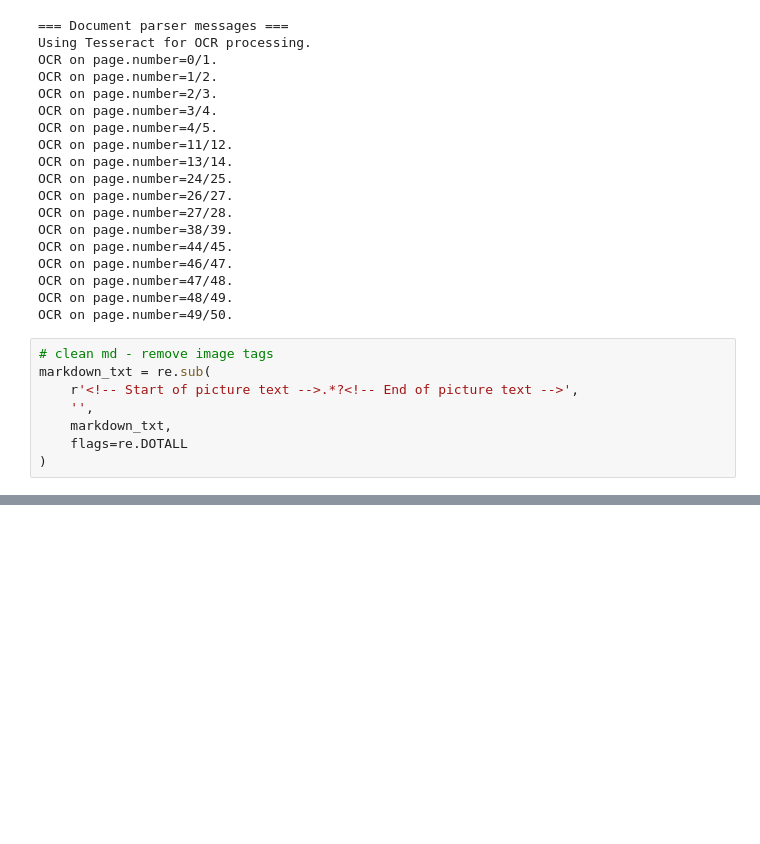
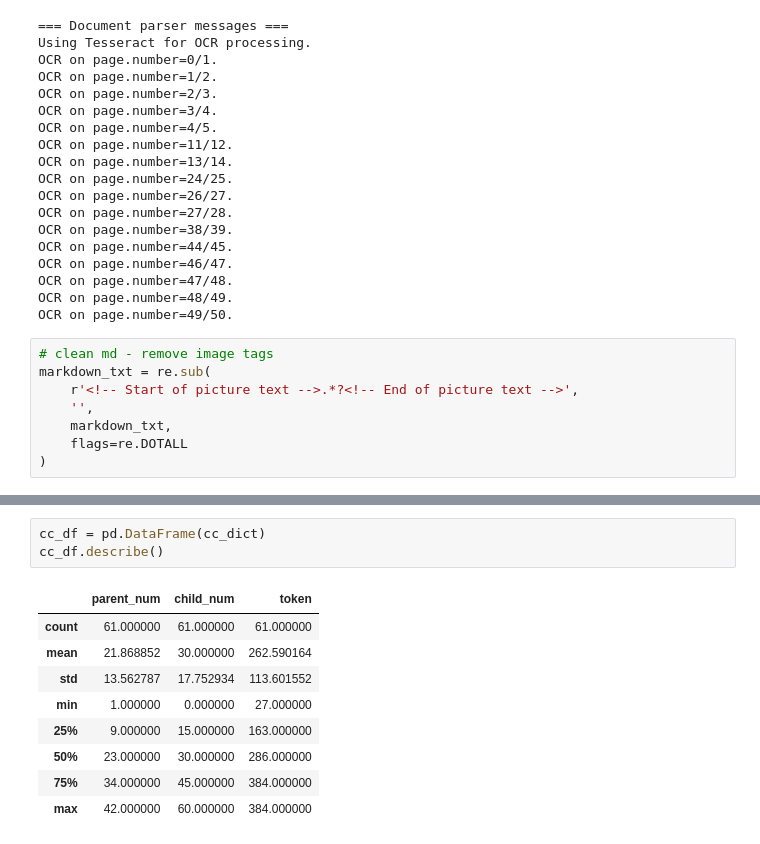
Before and after one commit to ArchitPandey/RAG_Pipeline, a Jupyter notebook: rag_pipeline.ipynb, the cells around one changed output, grey strips where cells are left out. Drawn from its saved outputs; the diff is of its cells as text; blank space fills up the shorter version.

```diff
--- a/rag_pipeline.ipynb
+++ b/rag_pipeline.ipynb
@@ -105,0 +187,13 @@ df
+# %%
+cc_df = pd.DataFrame(cc_dict)
+cc_df.describe()
+# %% [output]
+|  | parent_num | child_num | token |
+| count | 61.000000 | 61.000000 | 61.000000 |
+| mean | 21.868852 | 30.000000 | 262.590164 |
+| std | 13.562787 | 17.752934 | 113.601552 |
+| min | 1.000000 | 0.000000 | 27.000000 |
+| 25% | 9.000000 | 15.000000 | 163.000000 |
+| 50% | 23.000000 | 30.000000 | 286.000000 |
+| 75% | 34.000000 | 45.000000 | 384.000000 |
+| max | 42.000000 | 60.000000 | 384.000000 |
```
Also changed, not shown: parts of 3 cells of this notebook.
